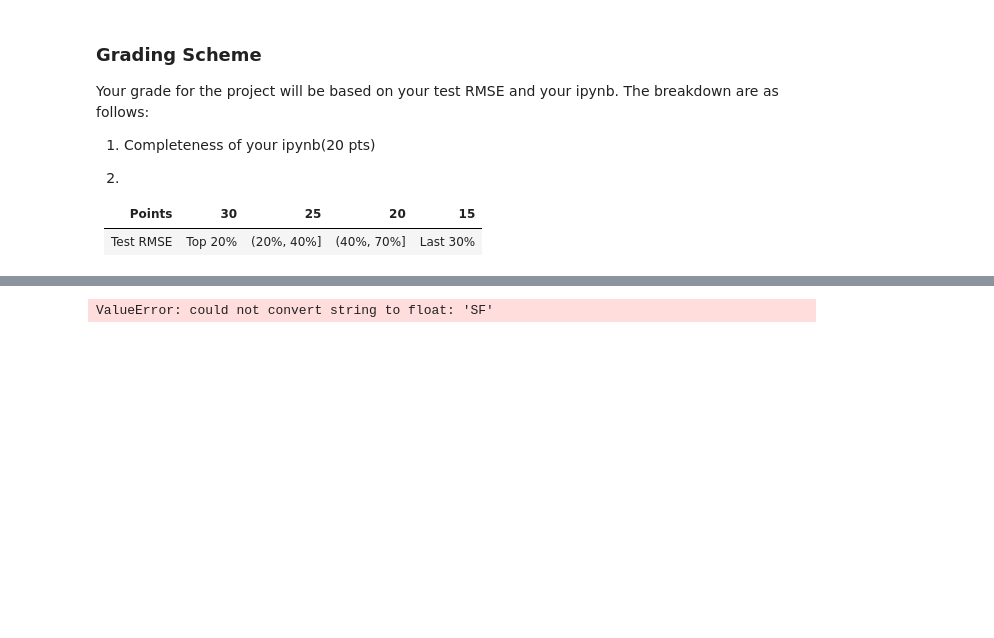
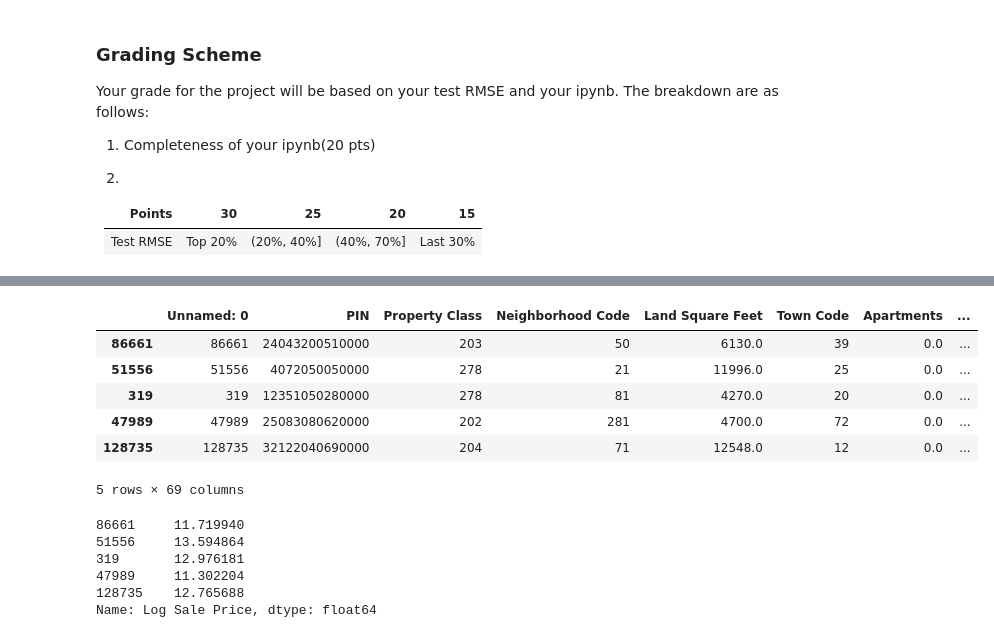
Before and after one commit to Alan-Heoooh/STAT471, a Jupyter notebook: Project/proj.ipynb, the cells around one changed output, grey strips where cells are left out. Cells and saved outputs as stored; diff of their text form; code cells hidden in the pictures; blank space fills up the shorter version.

```diff
--- a/Project/proj.ipynb
+++ b/Project/proj.ipynb
@@ -1065,0 +1062,6 @@ initial_data['Description'][4]
+# %%
+training_val_data = pd.read_csv("cook_county_train.csv")
+
+test_data = pd.read_csv("cook_county_test.csv")
+
+train, valid = train_val_split(training_val_data)
@@ -1079,15 +1088,10 @@ def add_total_bathrooms(data):
 
 def add_total_rooms(data):
     with_rooms = data.copy()
-    with_rooms['Total_rooms'] = with_rooms['Description'].str.extract(r'a total of (\d+) rooms').astype('int')
+    with_rooms['Total_rooms'] = with_rooms['Description'].str.extract(r'a total of (\d+) rooms')
     return with_rooms
 
-# data_test = add_total_bathrooms(initial_data)
-# data_test = add_total_rooms(data_test)
-# data_test['Bathrooms'].head()
+def add_story(data):
+    with_storys = data.copy()
+    with_storys['Story'] = with_storys['Description'].str.extract(r'(\w+)-story')
+    return with_storys
-# %%
-training_val_data = pd.read_csv("cook_county_train.csv", index_col='Unnamed: 0')
-
-test_data = pd.read_csv("cook_county_test.csv")
-
-train, valid = train_val_split(training_val_data)
@@ -1293,14 +1098,36 @@ Pipeline(steps=[('preproc',
-# %%
-from sklearn.neural_network import MLPRegressor
-from sklearn.datasets import make_regression
-from sklearn.model_selection import train_test_split
-
-regr = MLPRegressor(hidden_layer_sizes=(256, 128, 64), random_state=1, batch_size=256, max_iter=50, verbose=True)
-regr.fit(X_train, Y_train)
-
-Y_fit = regr.predict(X_train)
-Y_predict = regr.predict(X_valid)
-print(rmse(Y_fit, Y_train))
-rmse(Y_predict, Y_valid)
-# %% [output]
-ValueError: could not convert string to float: 'SF'
+# %%
+def preprocess(training_val_data):
+    training_val_data = remove_outliers(training_val_data, 'Sale Price', lower=500)
+    training_val_data = log_transform(training_val_data, 'Sale Price')
+    training_val_data = log_transform(training_val_data, 'Building Square Feet')
+    training_val_data = log_transform(training_val_data, 'Land Square Feet')
+    training_val_data = add_total_bathrooms(training_val_data)
+    training_val_data = add_total_rooms(training_val_data)
+    training_val_data = add_total_bedrooms(training_val_data)
+    training_val_data = add_in_expensive_neighborhood(training_val_data, expensive_neighborhoods)
+    training_val_data = add_story(training_val_data)
+    return training_val_data
+
+training_val_data = preprocess(training_val_data)
+train, valid = train_val_split(training_val_data)
+X_train = train.drop(columns=['Sale Price', 'Log Sale Price'])
+Y_train = train['Log Sale Price']
+X_valid = valid.drop(columns=['Sale Price', 'Log Sale Price'])
+Y_valid = valid['Log Sale Price']
+
+display(X_train.head())
+display(Y_train.head())
+# %% [output]
+|  | Unnamed: 0 | PIN | Property Class | Neighborhood Code | Land Square Feet | Town Code | Apartments | ... |
+| 86661 | 86661 | 24043200510000 | 203 | 50 | 6130.0 | 39 | 0.0 | ... |
+| 51556 | 51556 | 4072050050000 | 278 | 21 | 11996.0 | 25 | 0.0 | ... |
+| 319 | 319 | 12351050280000 | 278 | 81 | 4270.0 | 20 | 0.0 | ... |
+| 47989 | 47989 | 25083080620000 | 202 | 281 | 4700.0 | 72 | 0.0 | ... |
+| 128735 | 128735 | 32122040690000 | 204 | 71 | 12548.0 | 12 | 0.0 | ... |
+5 rows × 69 columns
+86661     11.719940
+51556     13.594864
+319       12.976181
+47989     11.302204
+128735    12.765688
+Name: Log Sale Price, dtype: float64
```
Also changed, not shown: parts of 18 cells of this notebook, 16 other files.
